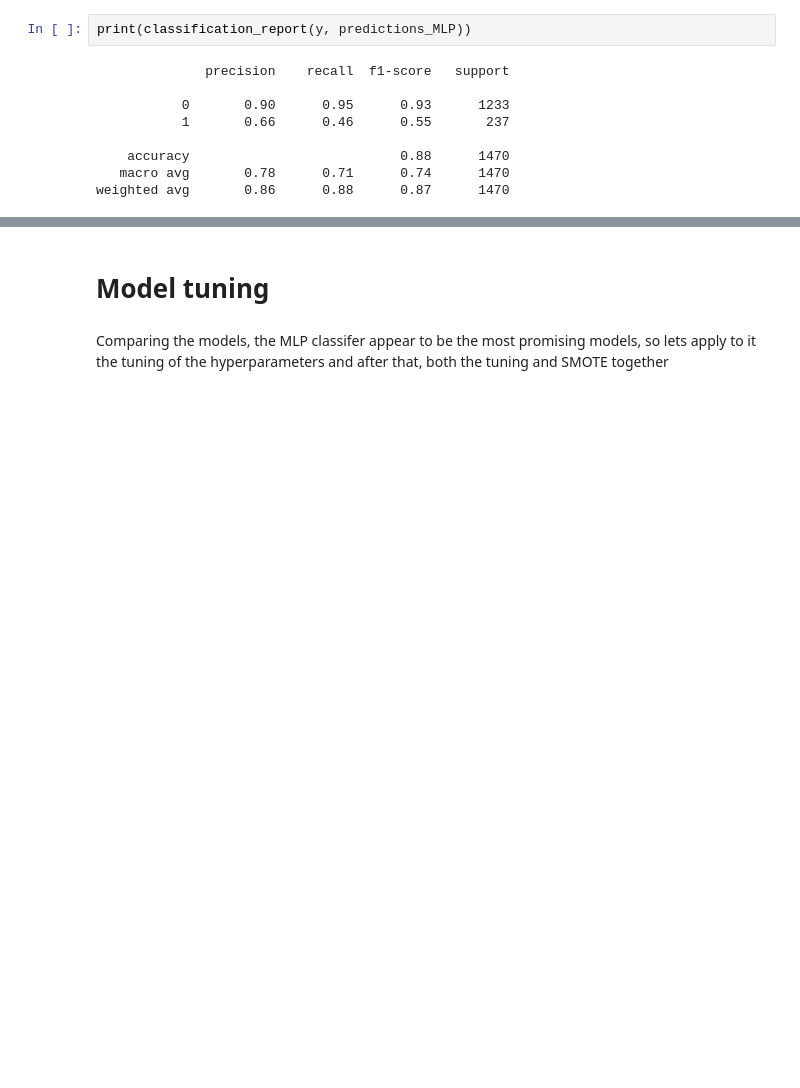
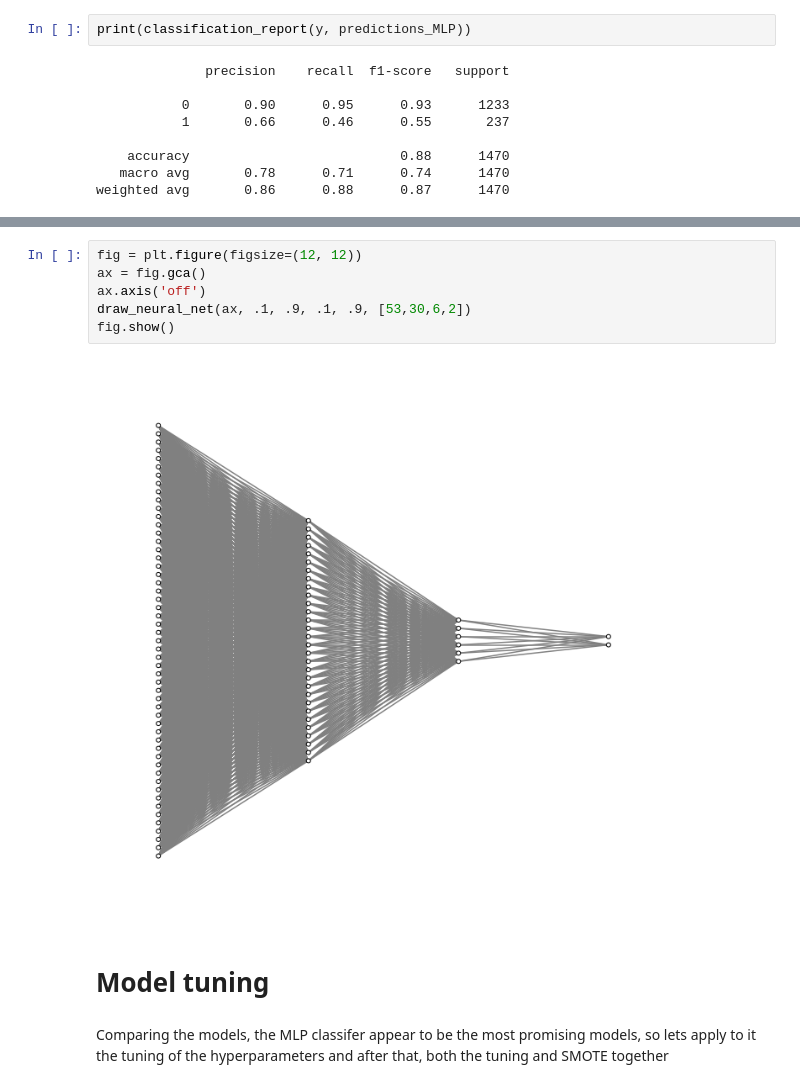
Before and after one commit to fmarcelneves/HR-Analytics-Prediction, a Jupyter notebook: IBM_HR_Analytics_and_prediction.ipynb, the cells around one changed output, grey strips where cells are left out. Drawn from its saved outputs; the diff is of its cells as text; blank space fills up the shorter version.

```diff
--- a/IBM_HR_Analytics_and_prediction.ipynb
+++ b/IBM_HR_Analytics_and_prediction.ipynb
@@ -853,3 +867,11 @@ weighted avg       0.86      0.88      0.87      1470
+# %%
+fig = plt.figure(figsize=(12, 12))
+ax = fig.gca()
+ax.axis('off')
+draw_neural_net(ax, .1, .9, .1, .9, [53,30,6,2])
+fig.show()
+# %% [output]
+[figure, added]
 # %% [markdown]
 # Model tuning
 # %% [markdown]
```
Also changed, not shown: parts of 20 cells of this notebook.
